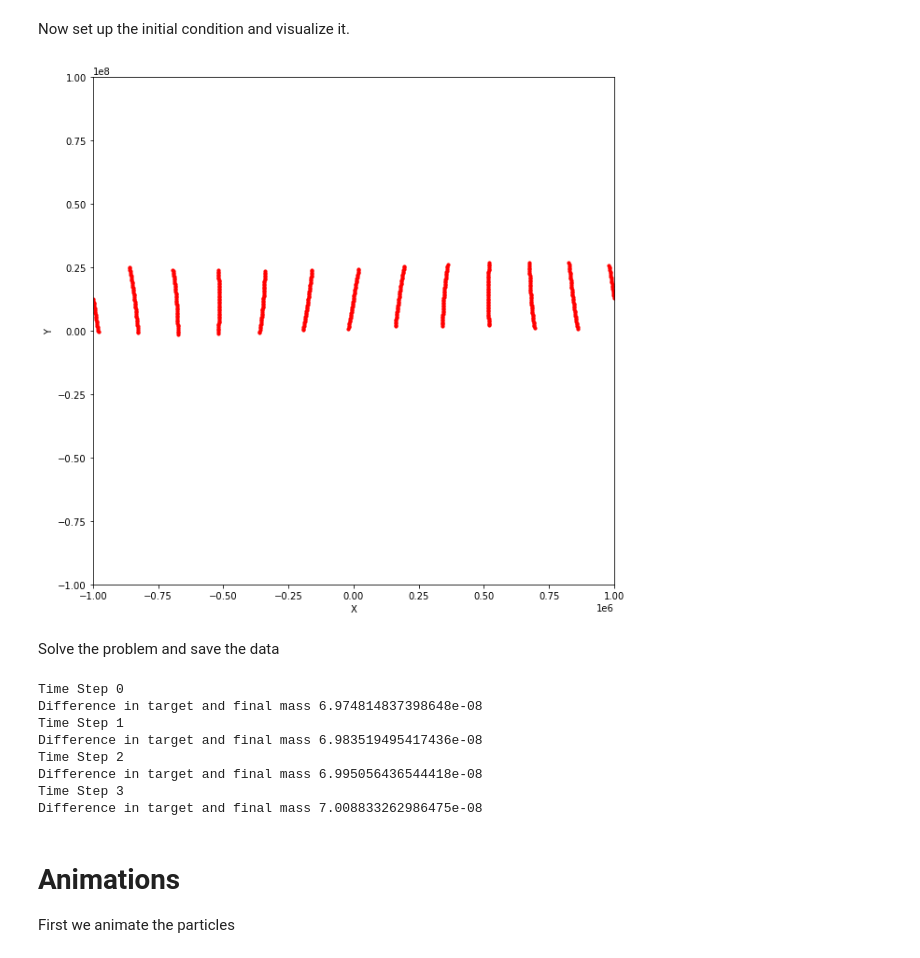
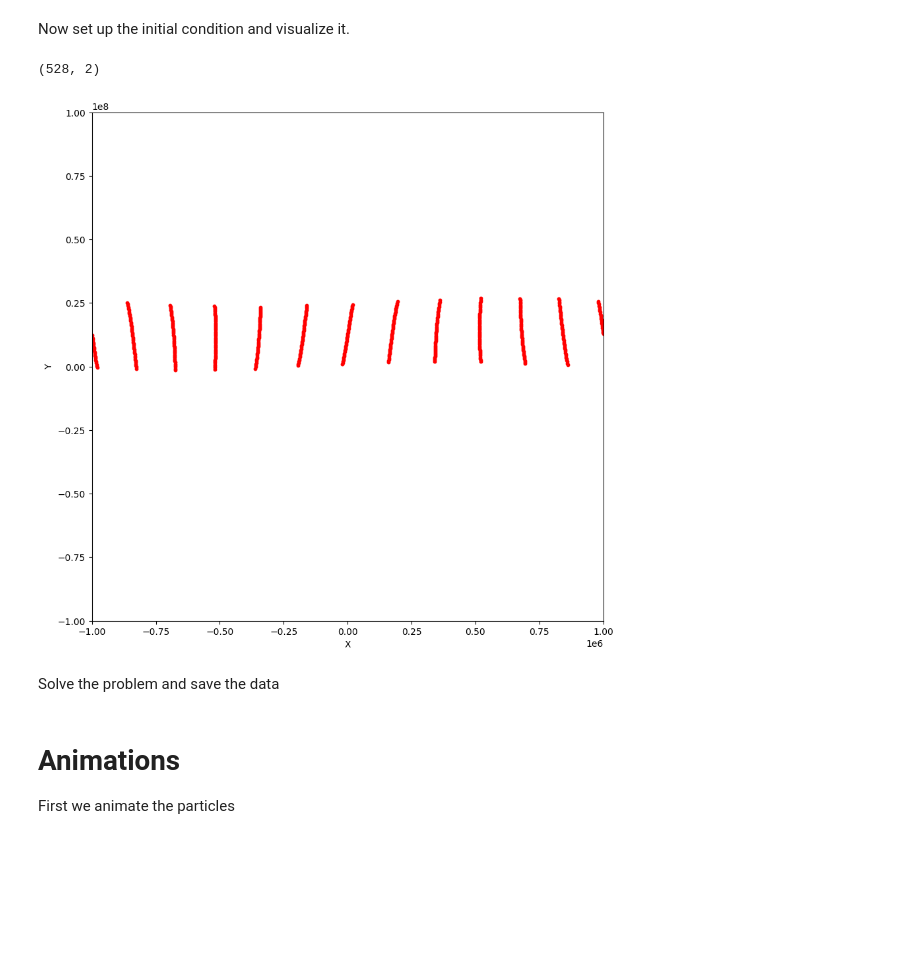
Before and after one commit to thelavier/2DIncompressibleSG, a Jupyter notebook: RunCode.ipynb, the cells around one changed output. Drawn from its saved outputs; the diff is of its cells as text; code cells hidden in the pictures; blank space fills up the shorter version.

```diff
--- a/RunCode.ipynb
+++ b/RunCode.ipynb
@@ -36,52 +33,46 @@ g = 10 # acceleration due to gravity
 s = -3e-6 # latitudinal temperature gradient
 f = 1e-4 # coriolis parameter
 th0 = 3e+2 # reference potential temperature
 L = 1e+6 # half-domain length
 H = np.nan # domain height (will be redefined to set parameter regime as stable) for unstable and stable initial conditions
 # H = 1e+4 # domain height for Visram and Cullen initial conditions
 N = 5e-3 # bouyancy frequency
 a = -7.5 # amplitude of perturbation for stable and unstable initial conditions
 # a = 0.25 # amplitude of perturbation for Visram and Cullen initial conditions
-timescale = - g * s / f / th0
+timescale = g * s / f / th0
 
 # Simulation parameters for physical initial conditions
 
 numCols = 6 # desired number of columns of seeds for stable and unstable inititial conditions (66 = 64284)
 # numCols = 7 # desired number of columns of seeds for Visram and Cullen initial conditions
 
 #Initialize physical initial condition
 
-Z, box = ic.create_inital('unstable', g, s, f, th0, L, H, N, a, numCols, periodic_x, periodic_y)
+Z0, box = ic.create_inital('unstable', g, s, f, th0, L, H, N, a, numCols, periodic_x, periodic_y)
+
+print(np.shape(Z0))
 
 #Plot the initial condition
 
 fig = plt.figure()
 fig.set_size_inches(10, 10, True)
 ax = fig.add_subplot()
-ax.scatter(Z[:,0], Z[:,1], color= 'red', s = 10)
+ax.scatter(Z0[:,0], Z0[:,1], color= 'red', s = 10)
 ax.set_xlim([-1 * 10 ** 6, 1 * 10 ** 6])
 ax.set_ylim([-1 * 10 ** 8, 1 * 10 ** 8])
 ax.set_xlabel('X')
 ax.set_ylabel('Y')
 
 plt.show()
 # %% [output]
+(528, 2)
-[figure, old version]
+[figure, new version]
 # %% [markdown]
 Solve the problem and save the data
 # %%
-main.SG_solver(box, Z, per_tol, tf, Ndt, periodic_x, periodic_y, timescale, solver = 'Scipy', debug = True) #Solve and save the solution
+main.SG_solver(box, Z0, per_tol, tf, Ndt, periodic_x, periodic_y, timescale, solver = 'Petsc', debug = True) #Solve and save the solution
 
 #Can specify solver and debug mode.
-# %% [output]
-Time Step 0
-Difference in target and final mass 6.974814837398648e-08
-Time Step 1
-Difference in target and final mass 6.983519495417436e-08
-Time Step 2
-Difference in target and final mass 6.995056436544418e-08
-Time Step 3
-Difference in target and final mass 7.008833262986475e-08
 # %% [markdown]
 # Animations
 
```
Also changed, not shown: parts of 5 cells of this notebook, 6 other files.
